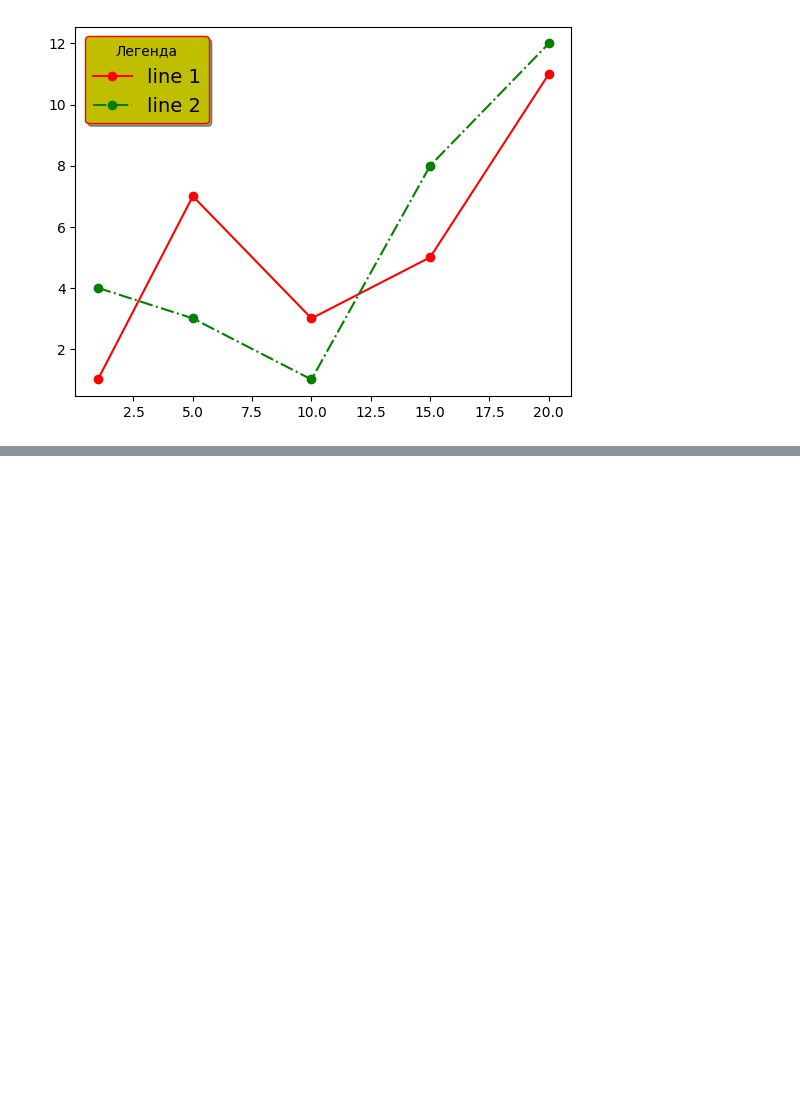
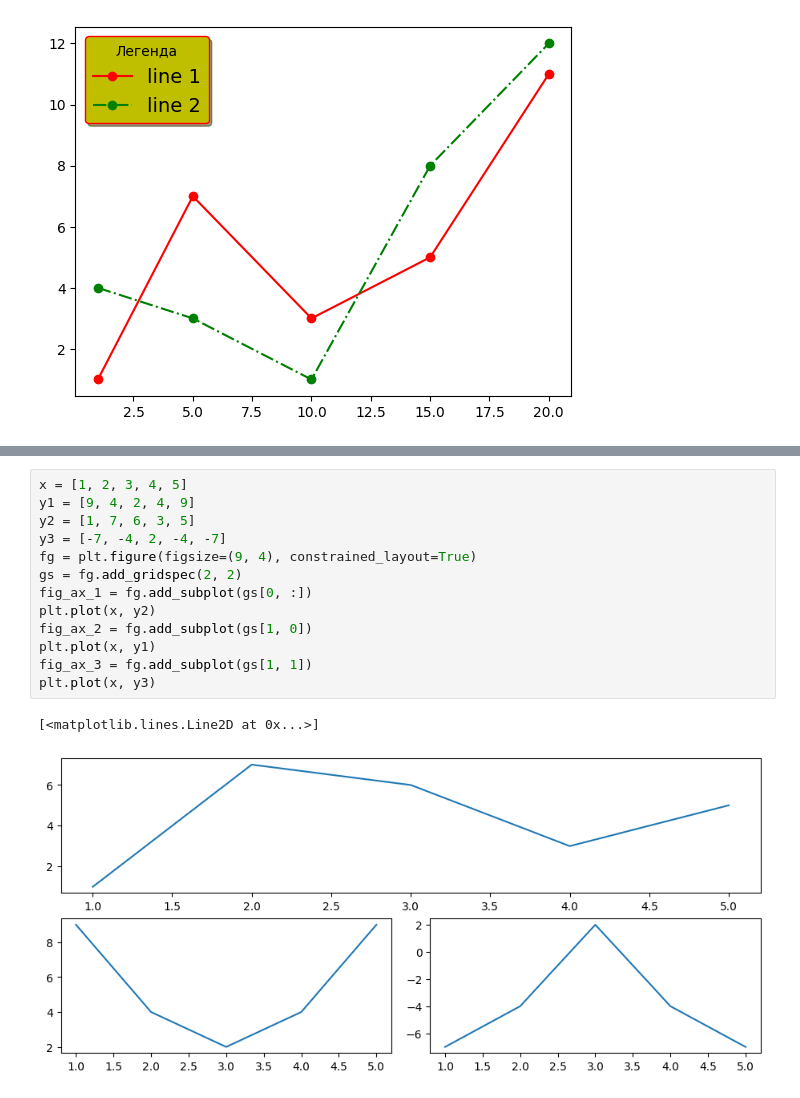
Before and after one commit to Vitalyastiy/cheat-python, a Jupyter notebook: viz/Plt_учебник.ipynb, the cells around one changed output, grey strips where cells are left out. Drawn from its saved outputs; the diff is of its cells as text; blank space fills up the shorter version.

```diff
--- a/viz/Plt_учебник.ipynb
+++ b/viz/Plt_учебник.ipynb
@@ -402,0 +424,16 @@ plt.legend(fontsize=14, shadow=True, framealpha=1, facecolor='y', edgecolor='r',
+# %%
+x = [1, 2, 3, 4, 5]
+y1 = [9, 4, 2, 4, 9]
+y2 = [1, 7, 6, 3, 5]
+y3 = [-7, -4, 2, -4, -7]
+fg = plt.figure(figsize=(9, 4), constrained_layout=True)
+gs = fg.add_gridspec(2, 2)
+fig_ax_1 = fg.add_subplot(gs[0, :])
+plt.plot(x, y2)
+fig_ax_2 = fg.add_subplot(gs[1, 0])
+plt.plot(x, y1)
+fig_ax_3 = fg.add_subplot(gs[1, 1])
+plt.plot(x, y3)
+# %% [output]
+[<matplotlib.lines.Line2D at 0x...>]
+[figure, added]
```
Also changed, not shown: parts of 8 cells of this notebook.
